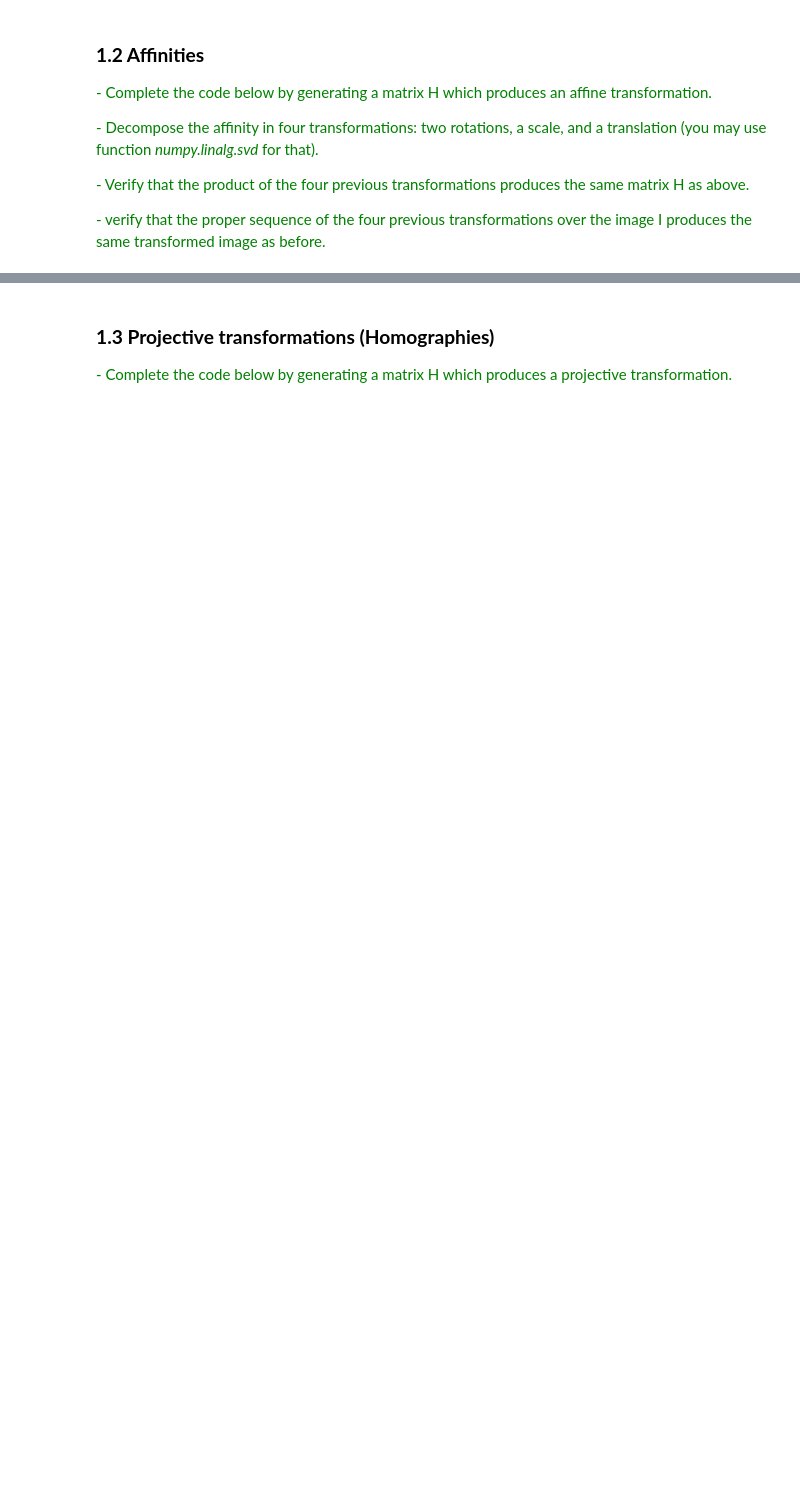
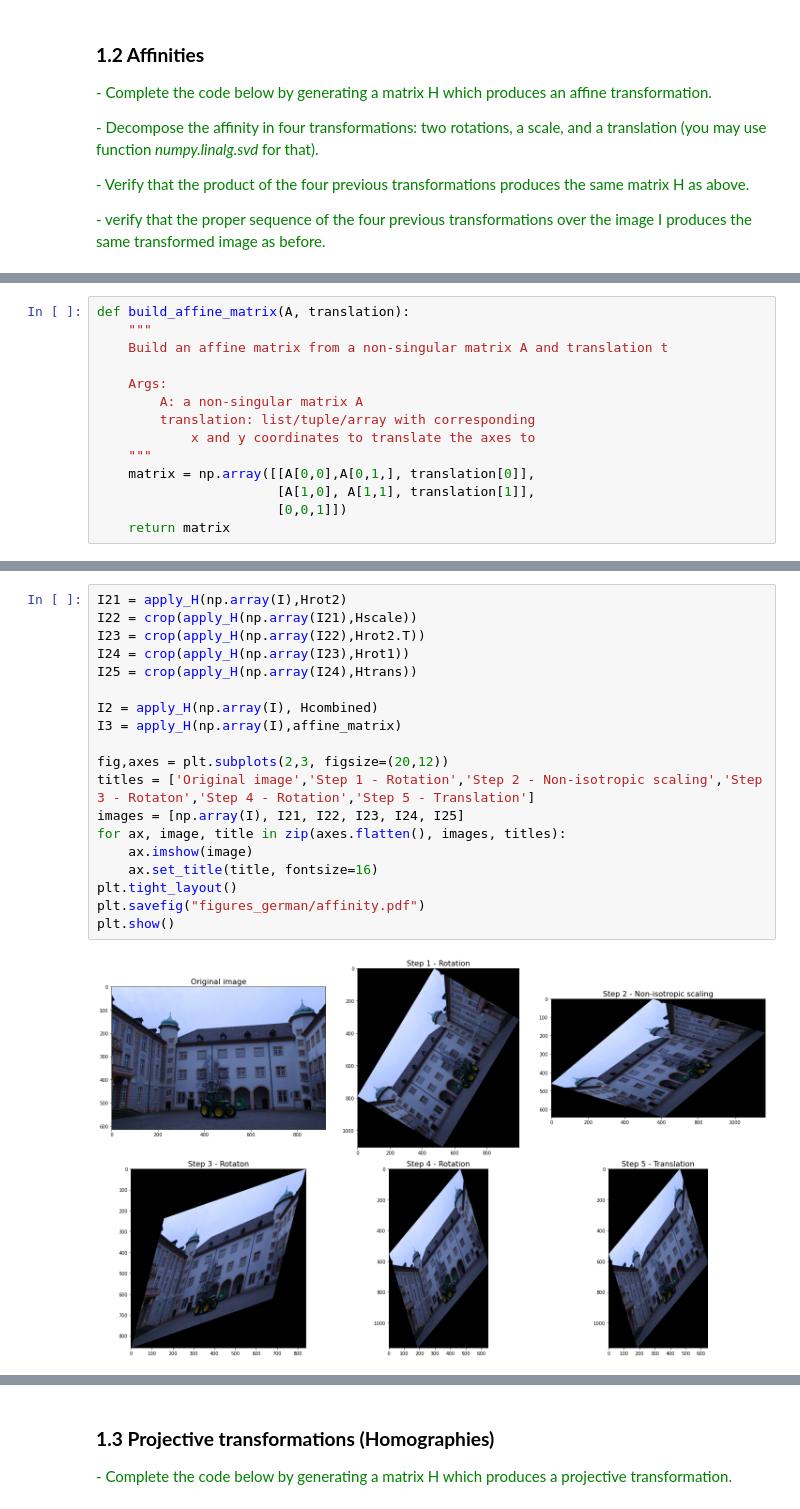
Before and after one commit to adityassrana/MCV-M4-3DV, a Jupyter notebook: lab1/lab1.ipynb, the cells around one changed output, grey strips where cells are left out. Saved outputs shown, nothing was run; the diff lists cells and outputs as text; blank space fills up the shorter version.

```diff
--- a/lab1/lab1.ipynb
+++ b/lab1/lab1.ipynb
@@ -122,0 +168,14 @@ plot_img(I_aff)
+# %%
+def build_affine_matrix(A, translation):
+    """
+    Build an affine matrix from a non-singular matrix A and translation t
+
+    Args:
+        A: a non-singular matrix A
+        translation: list/tuple/array with corresponding
+            x and y coordinates to translate the axes to
+    """
+    matrix = np.array([[A[0,0],A[0,1,], translation[0]],
+                       [A[1,0], A[1,1], translation[1]],
+                       [0,0,1]])
+    return matrix
@@ -122,0 +239,21 @@ plot_img(I_aff)
+# %%
+I21 = apply_H(np.array(I),Hrot2)
+I22 = crop(apply_H(np.array(I21),Hscale))
+I23 = crop(apply_H(np.array(I22),Hrot2.T))
+I24 = crop(apply_H(np.array(I23),Hrot1))
+I25 = crop(apply_H(np.array(I24),Htrans))
+
+I2 = apply_H(np.array(I), Hcombined)
+I3 = apply_H(np.array(I),affine_matrix)
+
+fig,axes = plt.subplots(2,3, figsize=(20,12))
+titles = ['Original image','Step 1 - Rotation','Step 2 - Non-isotropic scaling','Step 3 - Rotaton','Step 4 - Rotation','Step 5 - Translation']
+images = [np.array(I), I21, I22, I23, I24, I25]
+for ax, image, title in zip(axes.flatten(), images, titles):
+    ax.imshow(image)
+    ax.set_title(title, fontsize=16)
+plt.tight_layout()
+plt.savefig("figures_german/affinity.pdf")
+plt.show()
+# %% [output]
+[figure, added]
```
Also changed, not shown: parts of 47 cells of this notebook, 1 other file.
